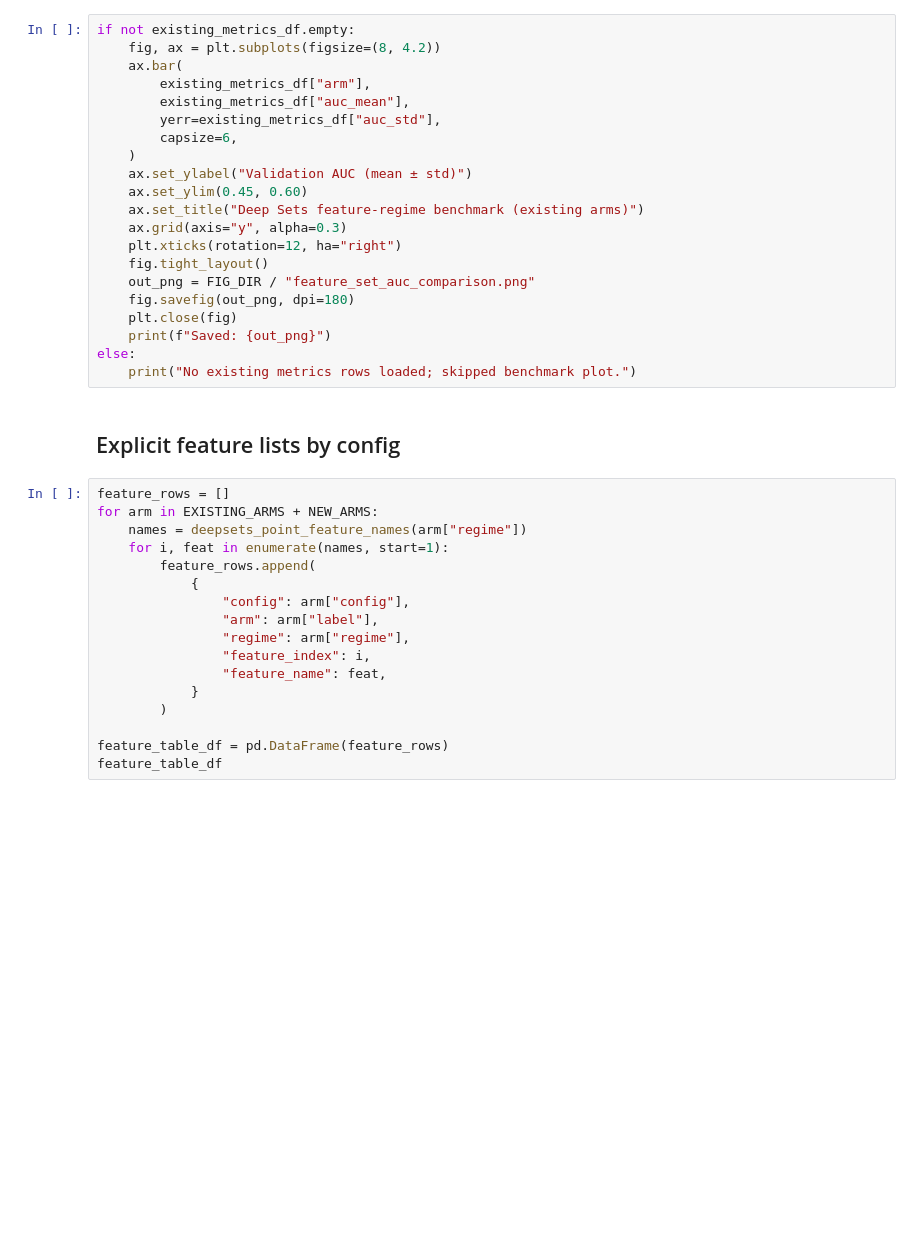
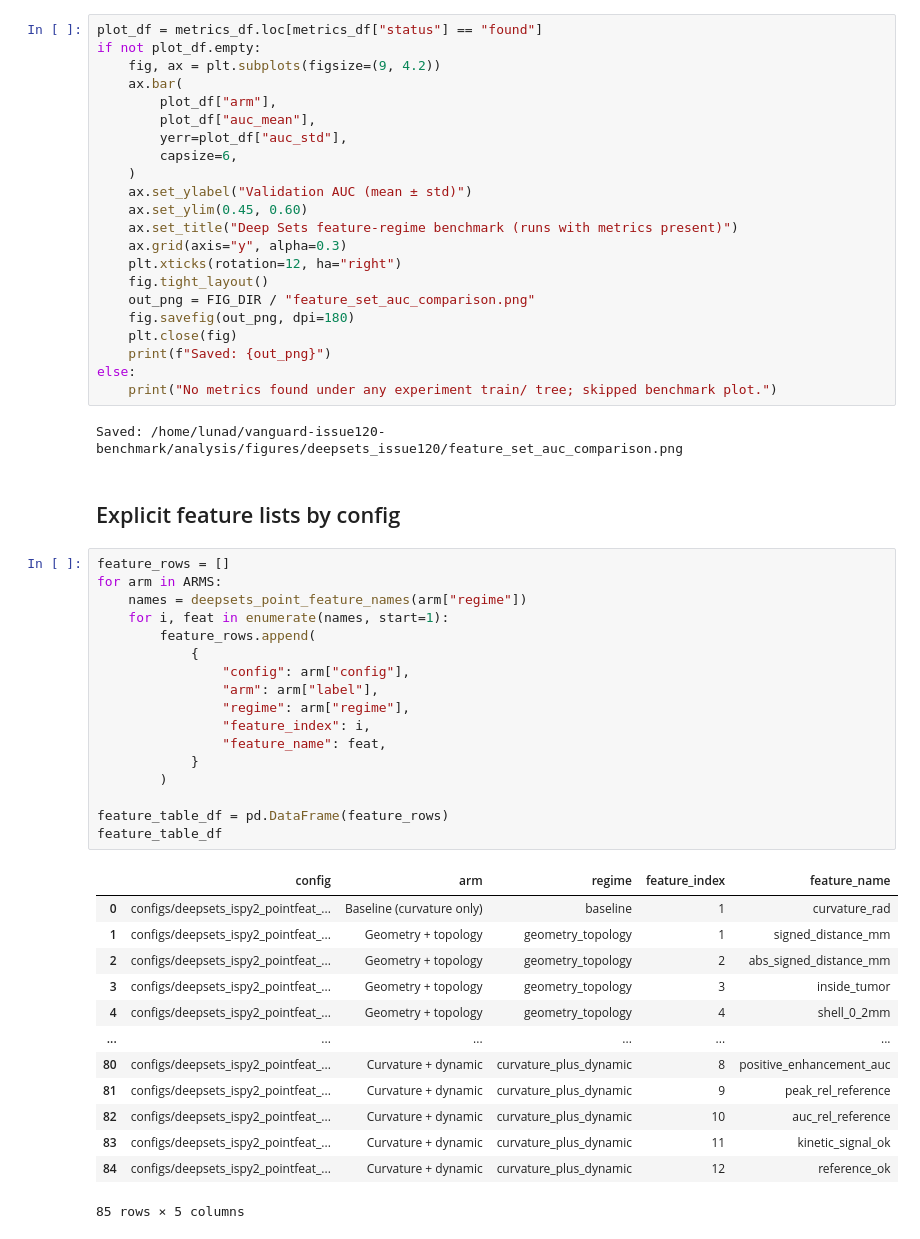
Before and after one commit to dsi-clinic/vanguard, a Jupyter notebook: analysis/deepsets_issue120_notebook.ipynb, the cells around one changed output. Saved outputs shown, nothing was run; the diff lists cells and outputs as text; blank space fills up the shorter version.

```diff
--- a/analysis/deepsets_issue120_notebook.ipynb
+++ b/analysis/deepsets_issue120_notebook.ipynb
@@ -94,15 +183,16 @@ existing_metrics_df
 # %%
-if not existing_metrics_df.empty:
-    fig, ax = plt.subplots(figsize=(8, 4.2))
+plot_df = metrics_df.loc[metrics_df["status"] == "found"]
+if not plot_df.empty:
+    fig, ax = plt.subplots(figsize=(9, 4.2))
     ax.bar(
-        existing_metrics_df["arm"],
-        existing_metrics_df["auc_mean"],
-        yerr=existing_metrics_df["auc_std"],
+        plot_df["arm"],
+        plot_df["auc_mean"],
+        yerr=plot_df["auc_std"],
         capsize=6,
     )
     ax.set_ylabel("Validation AUC (mean ± std)")
     ax.set_ylim(0.45, 0.60)
-    ax.set_title("Deep Sets feature-regime benchmark (existing arms)")
+    ax.set_title("Deep Sets feature-regime benchmark (runs with metrics present)")
     ax.grid(axis="y", alpha=0.3)
     plt.xticks(rotation=12, ha="right")
     fig.tight_layout()
@@ -111,24 +201,40 @@ if not existing_metrics_df.empty:
     plt.close(fig)
     print(f"Saved: {out_png}")
 else:
-    print("No existing metrics rows loaded; skipped benchmark plot.")
+    print("No metrics found under any experiment train/ tree; skipped benchmark plot.")
+# %% [output]
+Saved: /home/lunad/vanguard-issue120-benchmark/analysis/figures/deepsets_issue120/feature_set_auc_comparison.png
 # %% [markdown]
 ## Explicit feature lists by config
 # %%
 feature_rows = []
-for arm in EXISTING_ARMS + NEW_ARMS:
+for arm in ARMS:
     names = deepsets_point_feature_names(arm["regime"])
     for i, feat in enumerate(names, start=1):
         feature_rows.append(
             {
                 "config": arm["config"],
                 "arm": arm["label"],
                 "regime": arm["regime"],
                 "feature_index": i,
                 "feature_name": feat,
             }
         )
 
 feature_table_df = pd.DataFrame(feature_rows)
 feature_table_df
+# %% [output]
+|  | config | arm | regime | feature_index | feature_name |
+| 0 | configs/deepsets_ispy2_pointfeat_... | Baseline (curvature only) | baseline | 1 | curvature_rad |
+| 1 | configs/deepsets_ispy2_pointfeat_... | Geometry + topology | geometry_topology | 1 | signed_distance_mm |
+| 2 | configs/deepsets_ispy2_pointfeat_... | Geometry + topology | geometry_topology | 2 | abs_signed_distance_mm |
+| 3 | configs/deepsets_ispy2_pointfeat_... | Geometry + topology | geometry_topology | 3 | inside_tumor |
+| 4 | configs/deepsets_ispy2_pointfeat_... | Geometry + topology | geometry_topology | 4 | shell_0_2mm |
+| ... | ... | ... | ... | ... | ... |
+| 80 | configs/deepsets_ispy2_pointfeat_... | Curvature + dynamic | curvature_plus_dynamic | 8 | positive_enhancement_auc |
+| 81 | configs/deepsets_ispy2_pointfeat_... | Curvature + dynamic | curvature_plus_dynamic | 9 | peak_rel_reference |
+| 82 | configs/deepsets_ispy2_pointfeat_... | Curvature + dynamic | curvature_plus_dynamic | 10 | auc_rel_reference |
+| 83 | configs/deepsets_ispy2_pointfeat_... | Curvature + dynamic | curvature_plus_dynamic | 11 | kinetic_signal_ok |
+| 84 | configs/deepsets_ispy2_pointfeat_... | Curvature + dynamic | curvature_plus_dynamic | 12 | reference_ok |
+85 rows × 5 columns
 # %%
```
Also changed, not shown: parts of 9 cells of this notebook, 6 other files.
